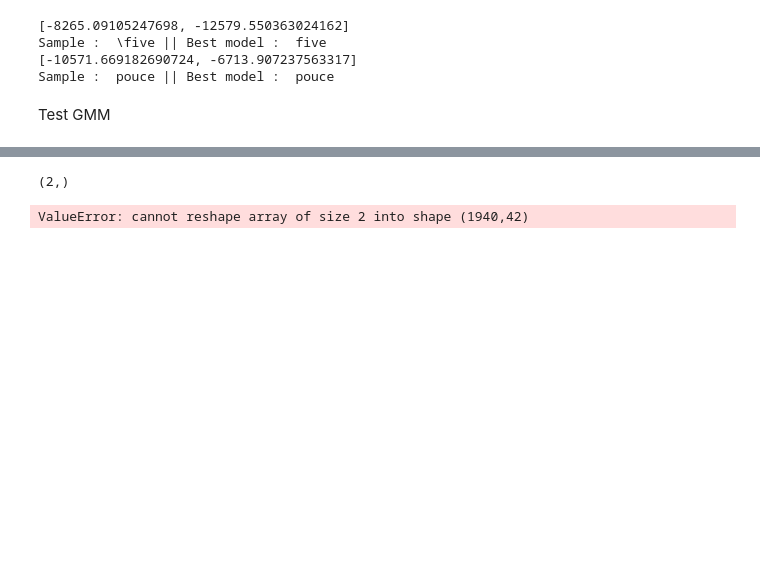
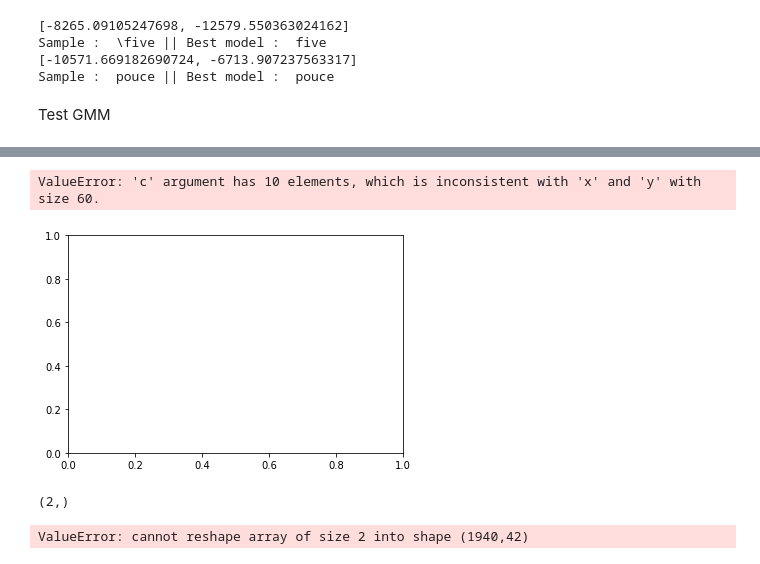
Before and after one commit to batoutou/AIMOVE_AGV_AI, a Jupyter notebook: mediapipe_dtw.ipynb, the cells around one changed output, grey strips where cells are left out. Drawn from its saved outputs; the diff is of its cells as text; code cells hidden in the pictures; blank space fills up the shorter version.

```diff
--- a/mediapipe_dtw.ipynb
+++ b/mediapipe_dtw.ipynb
@@ -632,0 +665,12 @@ T.shape
+# %%
+test_arrays[0][:30,:].shape
+
+test_arrays[1][:30,:].shape
+
+new_train_arrays=test_arrays[0][:30,:]
+new_train_arrays=np.append(new_train_arrays,test_arrays[1][:30,:],axis=0)
+print(new_train_arrays.shape)
+
+new_test_arrays=test_arrays[0][30:,:]
+new_test_arrays=np.append(new_test_arrays,test_arrays[1][30:,:],axis=0)
+print(new_test_arrays.shape)
@@ -632,0 +680,6 @@ T.shape
+# %%
+from sklearn import mixture
+gmm = mixture.GaussianMixture(n_components=2, max_iter=1000, covariance_type='full').fit(new_train_arrays)
+# %%
+labels = gmm.predict(new_test_arrays)
+print(labels)
@@ -633,3 +704,9 @@ T.shape
+# %%
+import matplotlib.pyplot as plt
+plt.scatter(new_train_arrays[:, 0], new_train_arrays[:, 1], c=labels, cmap='viridis')
+# %% [output]
+ValueError: 'c' argument has 10 elements, which is inconsistent with 'x' and 'y' with size 60.
+[figure, added]
 # %%
 T=train_arrays
 print(T.shape)
```
Also changed, not shown: parts of 11 cells of this notebook, 2 other files.
